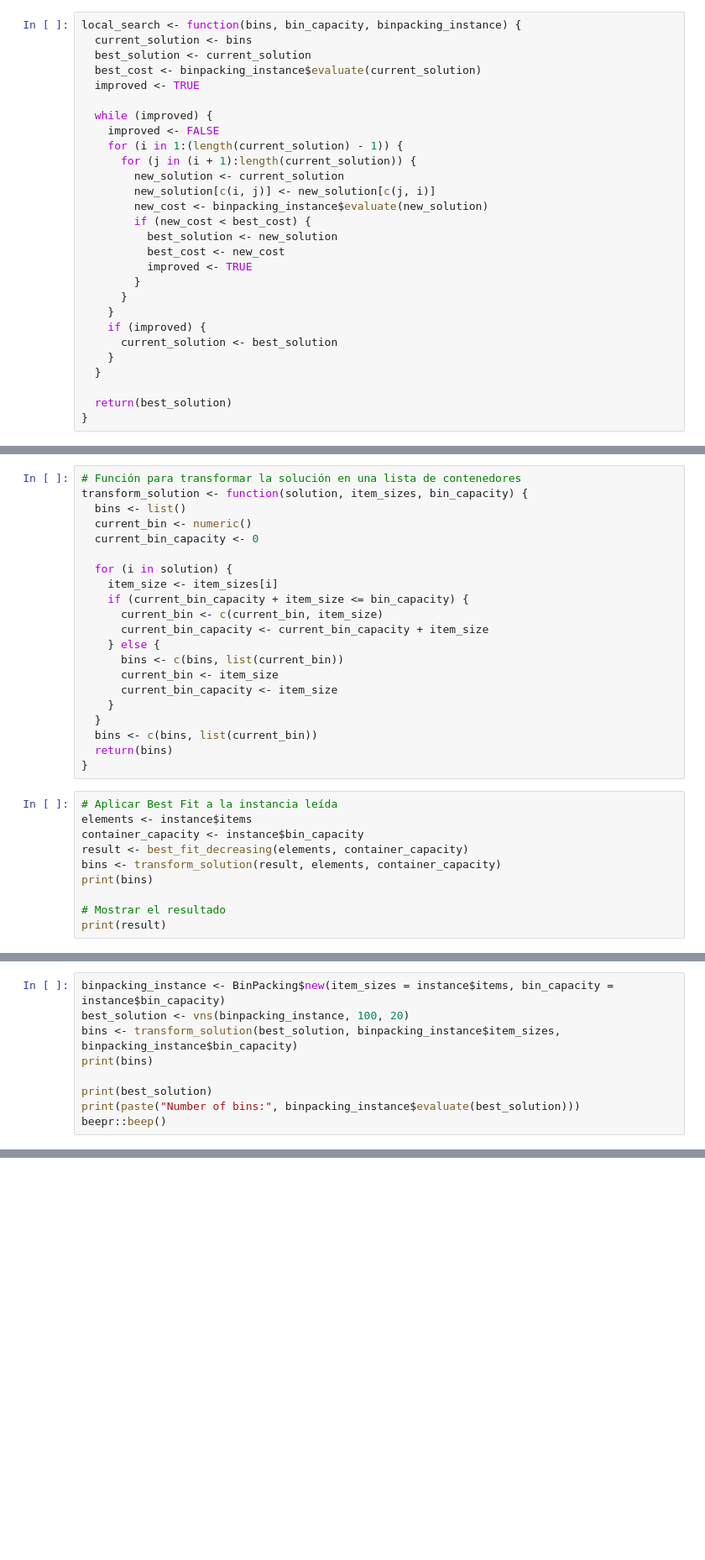
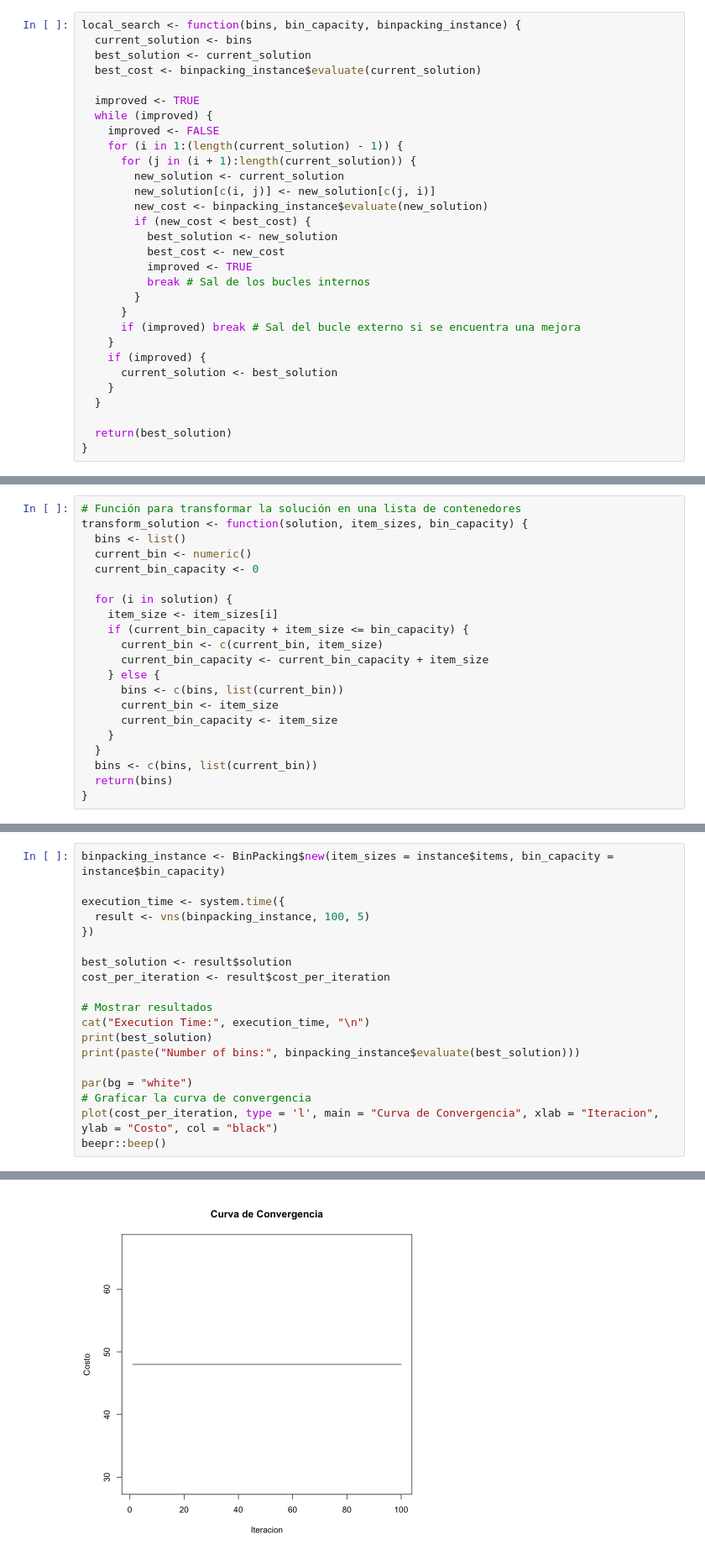
Before and after one commit to antargi/optimizacion, a Jupyter notebook: Investigación_3/inv_1_1.ipynb, the cells around one changed output, grey strips where cells are left out. Shown: that part at 84% size. Cells and saved outputs as stored; diff of their text form; blank space fills up the shorter version.

```diff
--- a/Investigación_3/inv_1_1.ipynb
+++ b/Investigación_3/inv_1_1.ipynb
@@ -12,8 +12,8 @@ local_search <- function(bins, bin_capacity, binpacking_instance) {
   current_solution <- bins
   best_solution <- current_solution
   best_cost <- binpacking_instance$evaluate(current_solution)
+
   improved <- TRUE
-
   while (improved) {
     improved <- FALSE
     for (i in 1:(length(current_solution) - 1)) {
@@ -25,8 +25,10 @@ local_search <- function(bins, bin_capacity, binpacking_instance) {
           best_solution <- new_solution
           best_cost <- new_cost
           improved <- TRUE
+          break # Sal de los bucles internos
         }
       }
+      if (improved) break # Sal del bucle externo si se encuentra una mejora
     }
     if (improved) {
       current_solution <- best_solution
@@ -224,13 +148,3 @@ transform_solution <- function(solution, item_sizes, bin_capacity) {
   bins <- c(bins, list(current_bin))
   return(bins)
 }
-# %%
-# Aplicar Best Fit a la instancia leída
-elements <- instance$items
-container_capacity <- instance$bin_capacity
-result <- best_fit_decreasing(elements, container_capacity)
-bins <- transform_solution(result, elements, container_capacity)
-print(bins)
-
-# Mostrar el resultado
-print(result)
@@ -255,10 +210,20 @@ print(result)
 # %%
 binpacking_instance <- BinPacking$new(item_sizes = instance$items, bin_capacity = instance$bin_capacity)
-best_solution <- vns(binpacking_instance, 100, 20)
-bins <- transform_solution(best_solution, binpacking_instance$item_sizes, binpacking_instance$bin_capacity)
-print(bins)
 
+execution_time <- system.time({
+  result <- vns(binpacking_instance, 100, 5)
+})
+
+best_solution <- result$solution
+cost_per_iteration <- result$cost_per_iteration
+
+# Mostrar resultados
+cat("Execution Time:", execution_time, "\n")
 print(best_solution)
 print(paste("Number of bins:", binpacking_instance$evaluate(best_solution)))
+
+par(bg = "white")
+# Graficar la curva de convergencia
+plot(cost_per_iteration, type = 'l', main = "Curva de Convergencia", xlab = "Iteracion", ylab = "Costo", col = "black")
 beepr::beep()
 # %% [output]
@@ -281 +237,2 @@ inicial solution 41 26 22 7 7 12 45 45 34 42 39 30 34 8 39 17 14 9 24 45 15 47 2
 [1] "Number of bins: 48"
+[figure, added]
```
Also changed, not shown: parts of 10 cells of this notebook.
